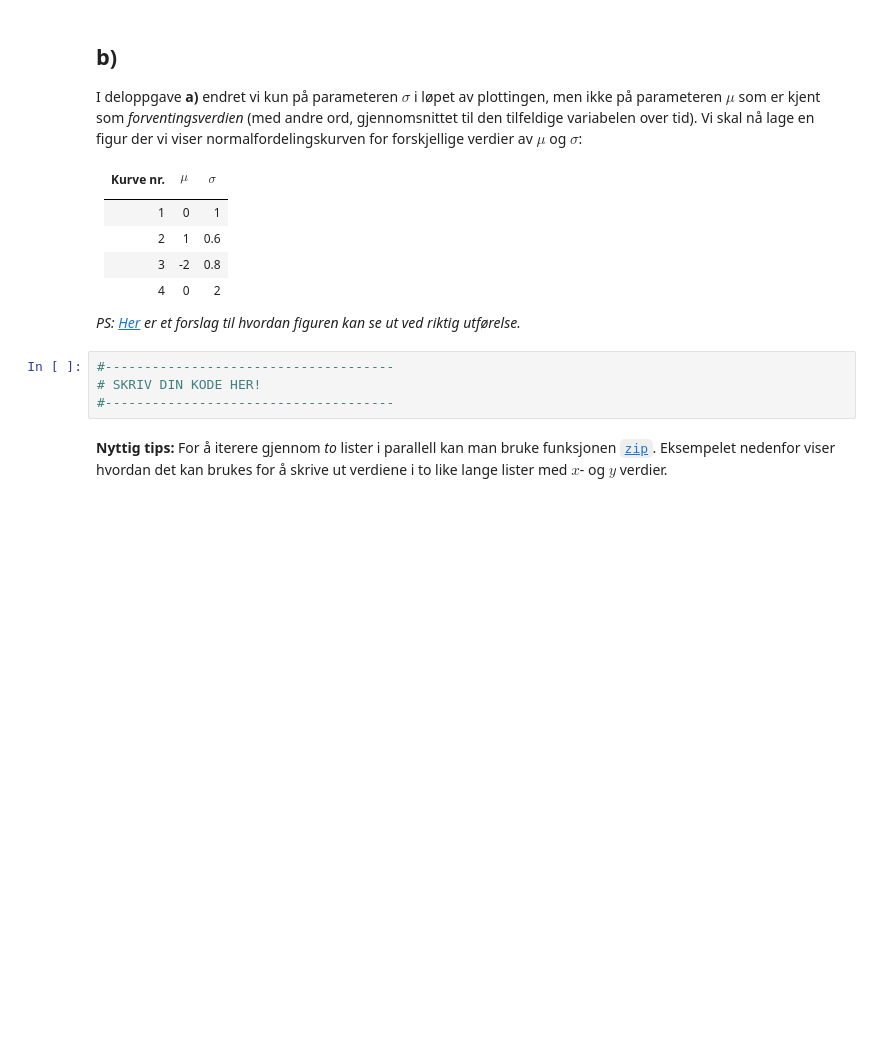
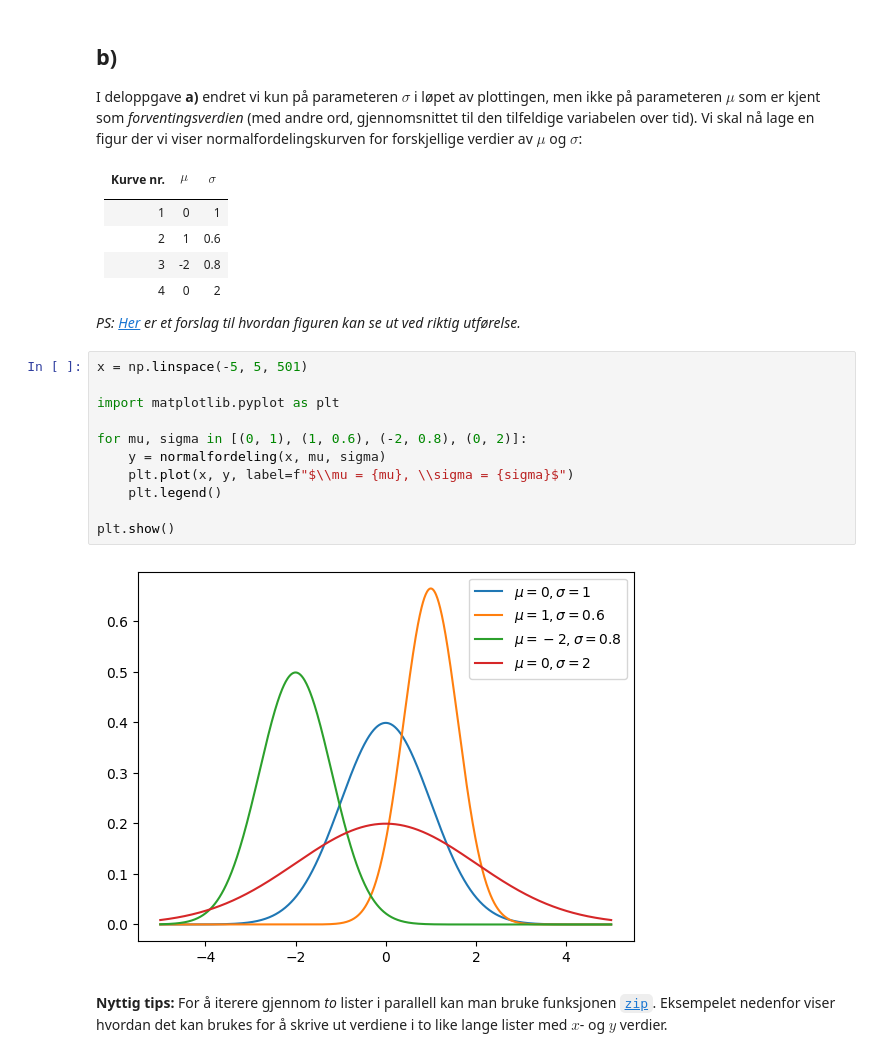
Before and after one commit to erikbjo/pnsobliger24, a Jupyter notebook: oblig3/10_Plotting_av_flere_kurver.ipynb, the cells around one changed output. Drawn from its saved outputs; the diff is of its cells as text; blank space fills up the shorter version.

```diff
--- a/oblig3/10_Plotting_av_flere_kurver.ipynb
+++ b/oblig3/10_Plotting_av_flere_kurver.ipynb
@@ -123,9 +147,18 @@ I deloppgave **a)** endret vi kun på parameteren $\sigma$ i løpet av plottinge
 
 *PS: [Her](Figurer/oppg9b_LF.png) er et forslag til hvordan figuren kan se ut ved riktig utførelse.*
 # %%
-#-------------------------------------
-# SKRIV DIN KODE HER!
-#-------------------------------------
+x = np.linspace(-5, 5, 501)
+
+import matplotlib.pyplot as plt
+
+for mu, sigma in [(0, 1), (1, 0.6), (-2, 0.8), (0, 2)]:
+    y = normalfordeling(x, mu, sigma)
+    plt.plot(x, y, label=f"$\\mu = {mu}, \\sigma = {sigma}$")
+    plt.legend()
+
+plt.show()
+# %% [output]
+[figure, added]
 # %% [markdown]
 **Nyttig tips:** For å iterere gjennom *to* lister i parallell kan man bruke funksjonen [`zip`](https://docs.python.org/3/library/functions.html#zip). Eksempelet nedenfor viser hvordan det kan brukes for å skrive ut verdiene i to like lange lister med $x$- og $y$ verdier.
 # %%
```
Also changed, not shown: parts of 4 cells of this notebook, 20 other files.
